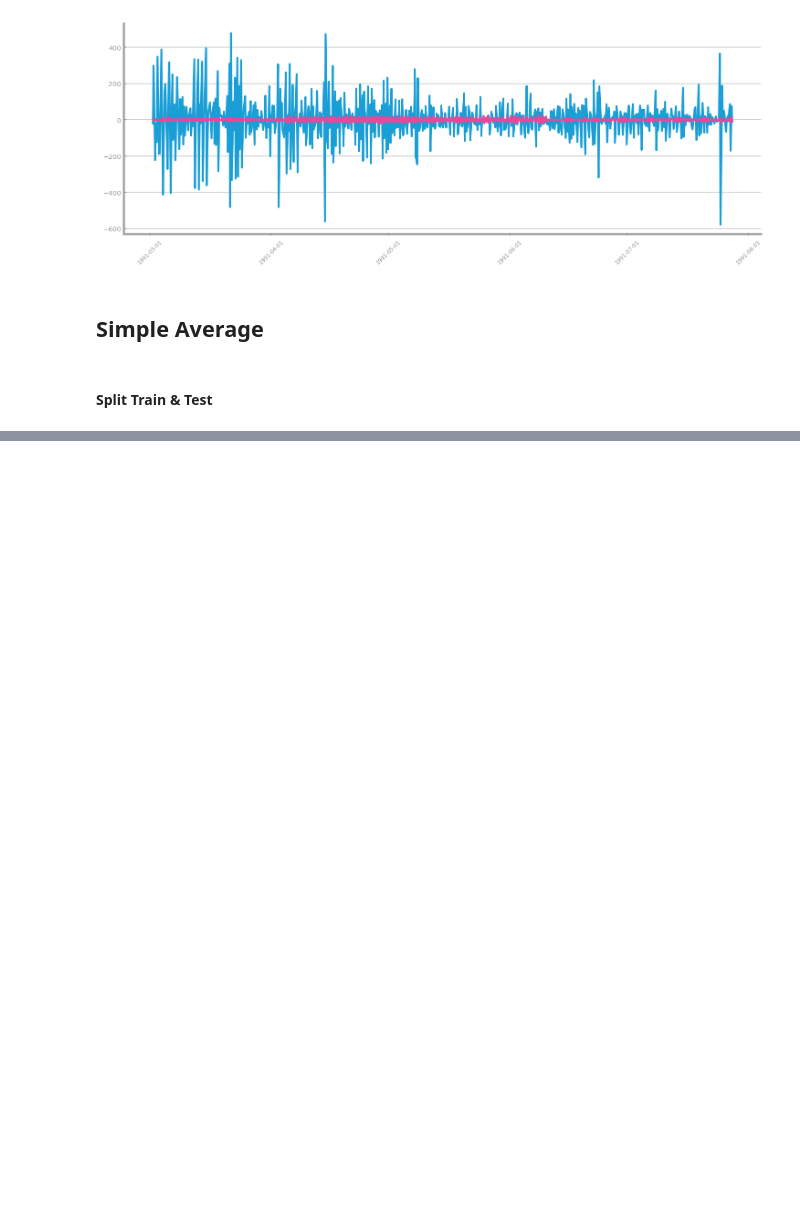
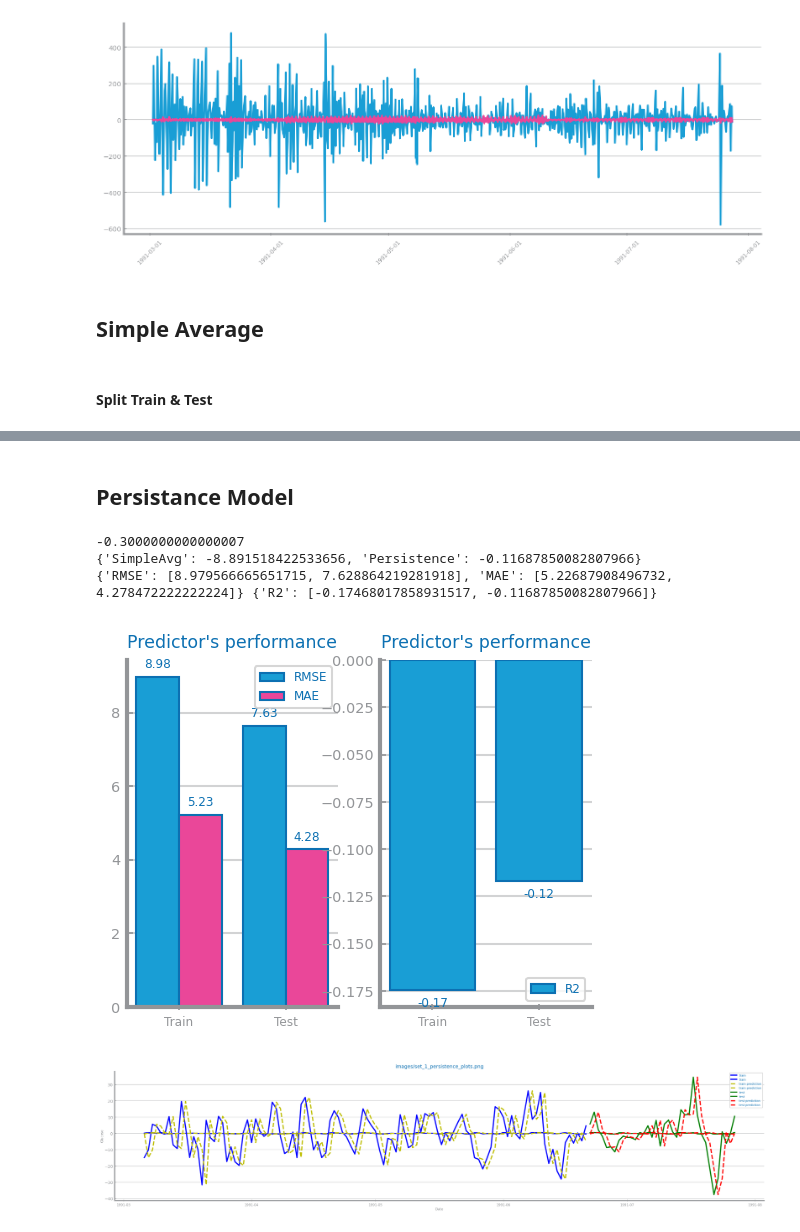
Before and after one commit to AthomsG/data_science, a Jupyter notebook: Lab06/Time Series - Set 1.ipynb, the cells around one changed output, grey strips where cells are left out. Cells and saved outputs as stored; diff of their text form; code cells hidden in the pictures; blank space fills up the shorter version.

```diff
--- a/Lab06/Time Series - Set 1.ipynb
+++ b/Lab06/Time Series - Set 1.ipynb
@@ -302,7 +317,11 @@ def split_dataframe(data, trn_pct=0.70):
     test: DataFrame = df_cp.iloc[trn_size:]
     return train, test
 
-train, test = split_dataframe(data, trn_pct=0.75)
+
+#CHANGE DATA FOR EACH GRANULARITY
+
+
+train, test = split_dataframe(data_grain_1, trn_pct=0.75)
 # %%
 def plot_forecasting_series(trn, tst, prd_trn, prd_tst, figname: str, x_label: str = 'time', y_label:str =''):
     _, ax = subplots(1,1,figsize=(5*HEIGHT, HEIGHT), squeeze=True)
@@ -356,2 +375,49 @@ plot_forecasting_series(train, test, prd_trn, prd_tst, f'images/{file_tag}_simpl
+# %% [markdown]
+## Persistance Model
+# %%
+class PersistenceRegressor (RegressorMixin):
+    def __init__(self):
+        super().__init__()
+        self.last = 0
+
+    def fit(self, X: DataFrame):
+        self.last = X.iloc[-1,0]
+        print(self.last)
+
+    def predict(self, X: DataFrame):
+        prd = X.shift().values
+        prd[0] = self.last
+        return prd
+
+def split_dataframe(data, trn_pct=0.70):
+    trn_size = int(len(data) * trn_pct)
+    df_cp = data.copy()
+    train: DataFrame = df_cp.iloc[:trn_size, :]
+    test: DataFrame = df_cp.iloc[trn_size:]
+    return train, test
+
+train, test = split_dataframe(data_grain_1, trn_pct=0.75)
+
+fr_mod = PersistenceRegressor()
+fr_mod.fit(train)
+prd_trn = fr_mod.predict(train)
+prd_tst = fr_mod.predict(test)
+
+eval_results['Persistence'] = PREDICTION_MEASURES[measure](test.values, prd_tst)
+print(eval_results)
+
+plot_evaluation_results(train.values, prd_trn, test.values, prd_tst, f'images/{file_tag}_persistence_eval.png')
+
+plt.savefig('images/set_1_differentiating_2_results.png')
+
+plot_forecasting_series(train, test, prd_trn, prd_tst, f'images/{file_tag}_persistence_plots.png', x_label=index_col, y_label=target)
+
+plt.savefig('images/set_1_differentiating_2_plot.png')
+# %% [output]
+-0.3000000000000007
+{'SimpleAvg': -8.891518422533656, 'Persistence': -0.11687850082807966}
+{'RMSE': [8.979566665651715, 7.628864219281918], 'MAE': [5.22687908496732, 4.278472222222224]} {'R2': [-0.17468017858931517, -0.11687850082807966]}
+[figure, added]
+[figure, added]
 # %%
 !open .
```
Also changed, not shown: parts of 5 cells of this notebook, 18 other files.
